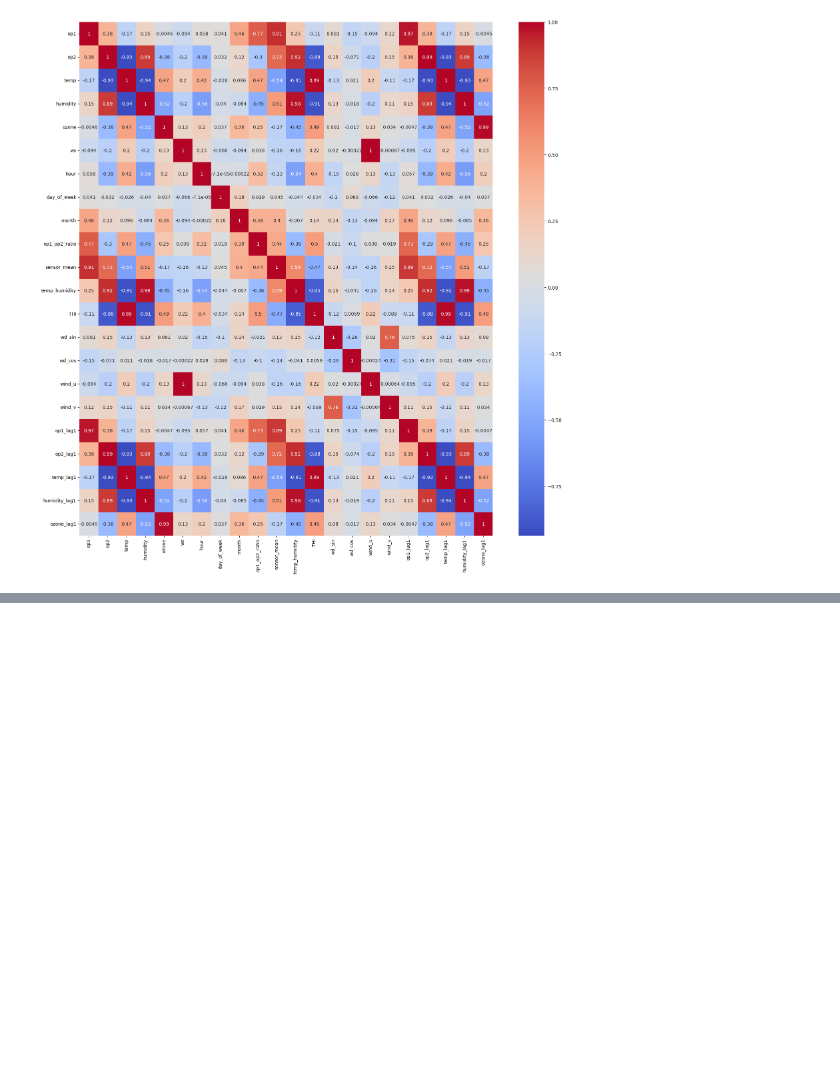
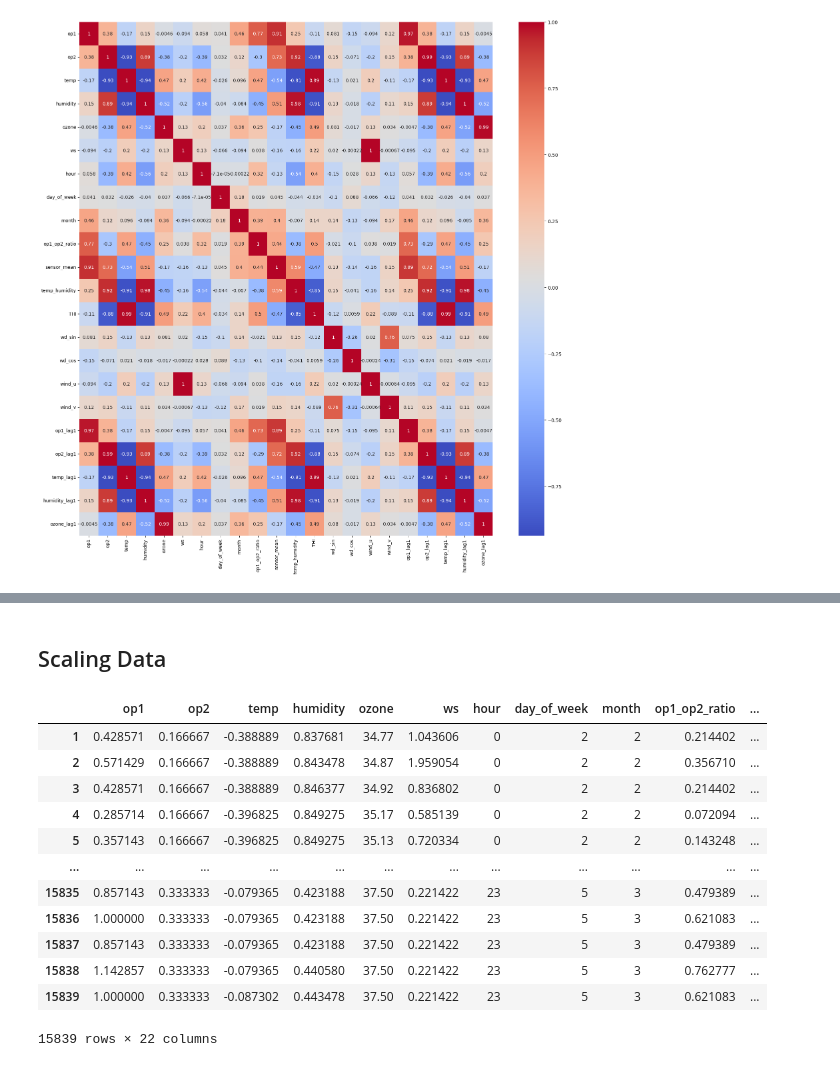
Before and after one commit to nks-hack/WCEHackathon2025_NKS_2, a Jupyter notebook: HackathonEdge.ipynb, the cells around one changed output, grey strips where cells are left out. Cells and saved outputs as stored; diff of their text form; code cells hidden in the pictures; blank space fills up the shorter version.

```diff
--- a/HackathonEdge.ipynb
+++ b/HackathonEdge.ipynb
@@ -176,0 +188,22 @@ sns.heatmap(correlation_matrix,cmap="coolwarm",annot=True)
+# %%
+#Excluding Time Series Columns
+time_series_cols = [
+    'hour', 'day_of_week', 'month', 'op1_lag1', 'op2_lag1',
+    'temp_lag1', 'humidity_lag1', 'ozone_lag1', 'ozone'
+]
+
+# transform columns
+transform_cols = [col for col in merged_data.columns if col not in time_series_cols]
+
+# Log Transformation (for Right Skewed)
+for col in ['ws', 'wind_u', 'wind_v']:
+    merged_data[col] = np.log1p(merged_data[col])
+
+# Yeo-Johnson Transformation (for left skewed Data)
+merged_data['wd_cos'], _ = yeojohnson(merged_data['wd_cos'])
+
+# Skewness and Kurtosis
+skew_kurt_transformed = pd.DataFrame({
+    "Skewness": merged_data[transform_cols].apply(skew),
+    "Kurtosis": merged_data[transform_cols].apply(kurtosis)
+})
@@ -176,0 +227,26 @@ sns.heatmap(correlation_matrix,cmap="coolwarm",annot=True)
+# %% [markdown]
+## Scaling Data
+# %%
+#Robust Scaling Scaling around the Median
+excluded_cols = [
+    'hour', 'day_of_week', 'month', 'ozone','ozone_lag1'
+]
+scaled_cols = [col for col in merged_data.columns if col not in excluded_cols]
+scaler = RobustScaler()
+merged_data[scaled_cols] = scaler.fit_transform(merged_data[scaled_cols])
+# %%
+merged_data
+# %% [output]
+|  | op1 | op2 | temp | humidity | ozone | ws | hour | day_of_week | month | op1_op2_ratio | ... |
+| 1 | 0.428571 | 0.166667 | -0.388889 | 0.837681 | 34.77 | 1.043606 | 0 | 2 | 2 | 0.214402 | ... |
+| 2 | 0.571429 | 0.166667 | -0.388889 | 0.843478 | 34.87 | 1.959054 | 0 | 2 | 2 | 0.356710 | ... |
+| 3 | 0.428571 | 0.166667 | -0.388889 | 0.846377 | 34.92 | 0.836802 | 0 | 2 | 2 | 0.214402 | ... |
+| 4 | 0.285714 | 0.166667 | -0.396825 | 0.849275 | 35.17 | 0.585139 | 0 | 2 | 2 | 0.072094 | ... |
+| 5 | 0.357143 | 0.166667 | -0.396825 | 0.849275 | 35.13 | 0.720334 | 0 | 2 | 2 | 0.143248 | ... |
+| ... | ... | ... | ... | ... | ... | ... | ... | ... | ... | ... | ... |
+| 15835 | 0.857143 | 0.333333 | -0.079365 | 0.423188 | 37.50 | 0.221422 | 23 | 5 | 3 | 0.479389 | ... |
+| 15836 | 1.000000 | 0.333333 | -0.079365 | 0.423188 | 37.50 | 0.221422 | 23 | 5 | 3 | 0.621083 | ... |
+| 15837 | 0.857143 | 0.333333 | -0.079365 | 0.423188 | 37.50 | 0.221422 | 23 | 5 | 3 | 0.479389 | ... |
+| 15838 | 1.142857 | 0.333333 | -0.079365 | 0.440580 | 37.50 | 0.221422 | 23 | 5 | 3 | 0.762777 | ... |
+| 15839 | 1.000000 | 0.333333 | -0.087302 | 0.443478 | 37.50 | 0.221422 | 23 | 5 | 3 | 0.621083 | ... |
+15839 rows × 22 columns
```
Also changed, not shown: parts of 11 cells of this notebook.
